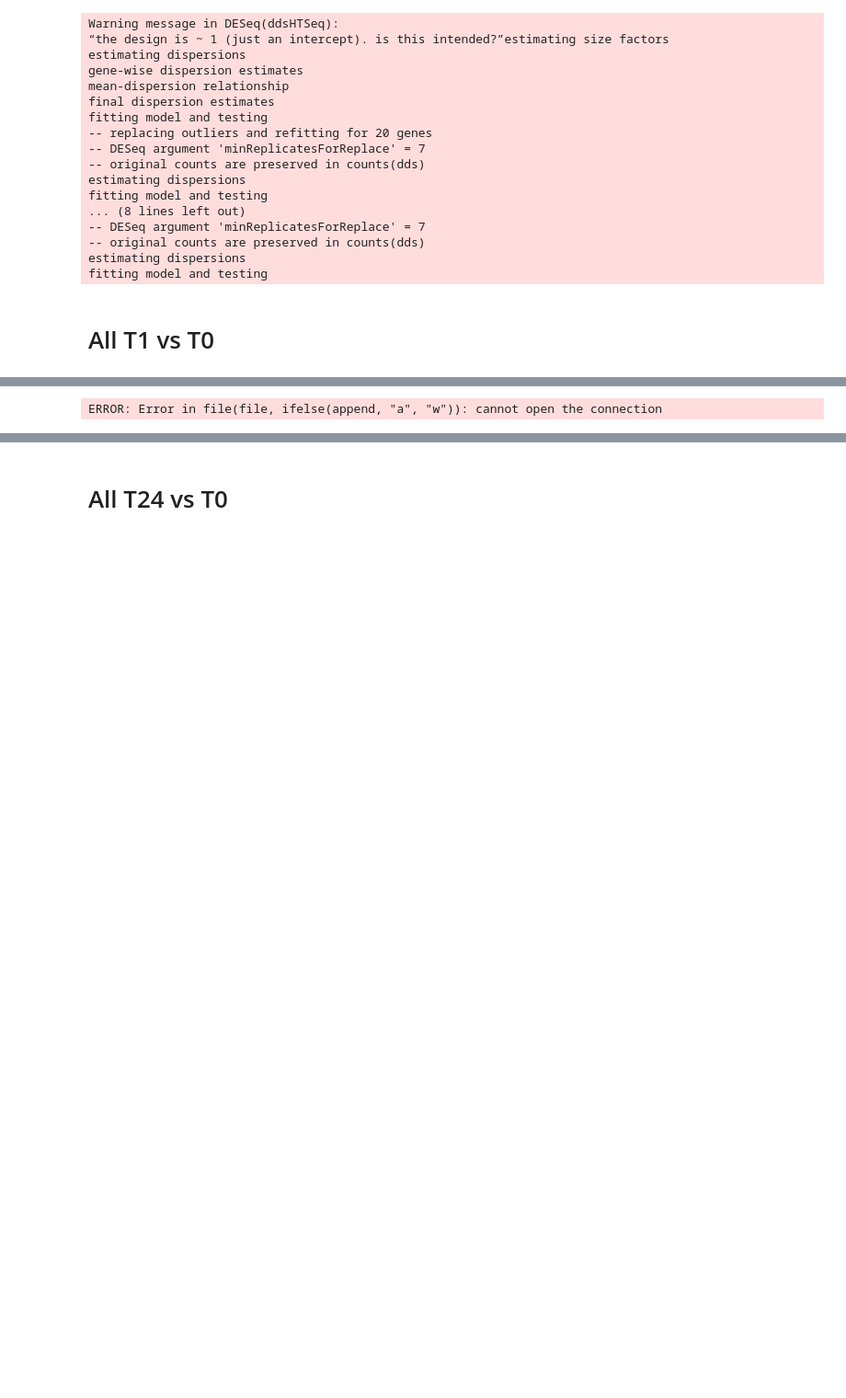
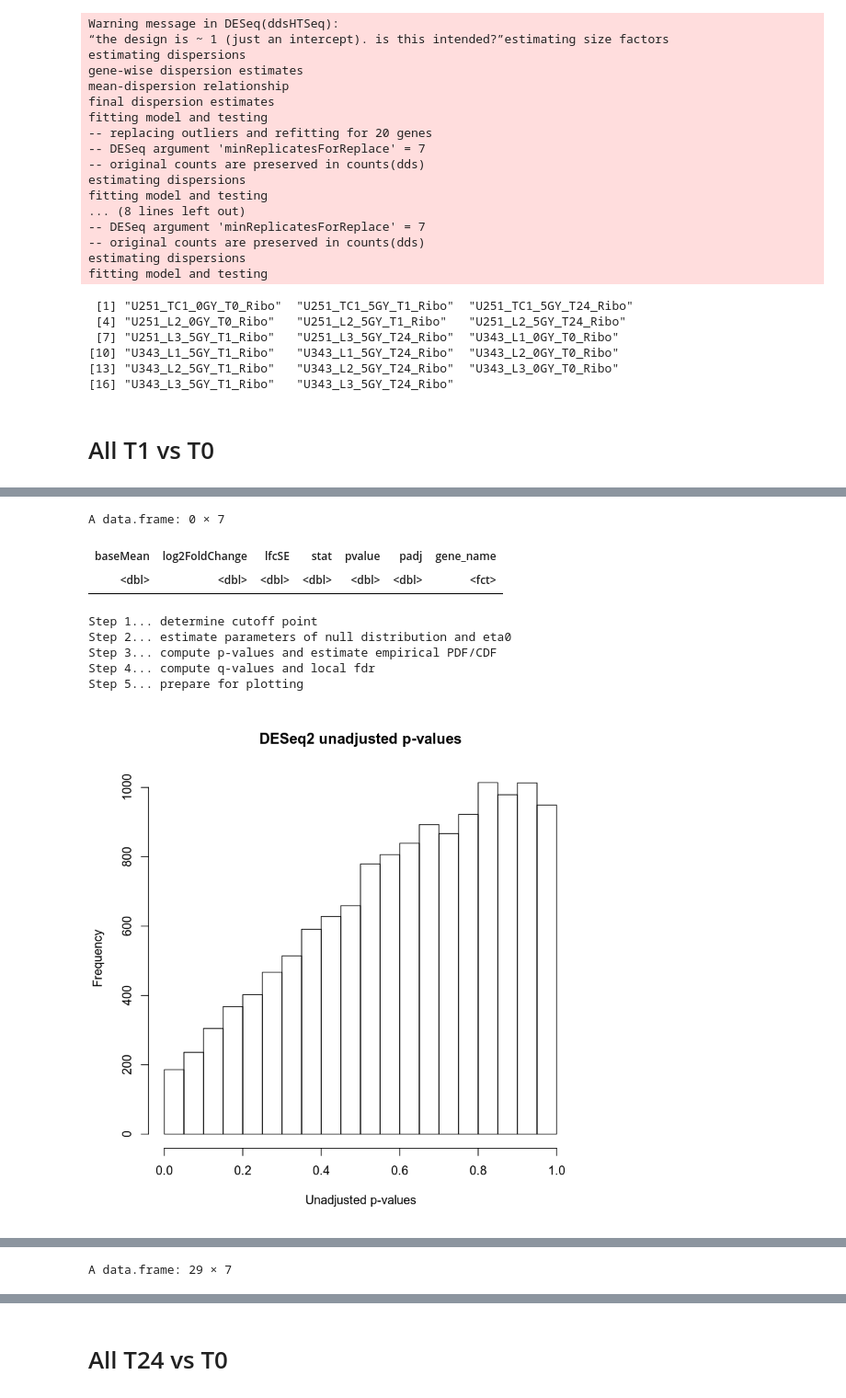
Before and after one commit to saketkc/2019_radiation_gbm, a Jupyter notebook: notebooks/02.Translational_Efficiency_Analysis.ipynb, the cells around one changed output, grey strips where cells are left out. Shown at 92% size. Drawn from its saved outputs; the diff is of its cells as text; code cells hidden in the pictures; blank space fills up the shorter version.

```diff
--- a/notebooks/02.Translational_Efficiency_Analysis.ipynb
+++ b/notebooks/02.Translational_Efficiency_Analysis.ipynb
@@ -182,6 +182,15 @@ contrast.t24vst0 <- c('time', 'T24', 'T0')
 contrast.t24vst1 <- c('time', 'T24', 'T1')
 
 contrast.t24vst0t1 <- c('time', 'T24', 'T0T1')
+# %%
+colnames(ribo.read.counts.all)
+# %% [output]
+ [1] "U251_TC1_0GY_T0_Ribo"  "U251_TC1_5GY_T1_Ribo"  "U251_TC1_5GY_T24_Ribo"
+ [4] "U251_L2_0GY_T0_Ribo"   "U251_L2_5GY_T1_Ribo"   "U251_L2_5GY_T24_Ribo"
+ [7] "U251_L3_5GY_T1_Ribo"   "U251_L3_5GY_T24_Ribo"  "U343_L1_0GY_T0_Ribo"
+[10] "U343_L1_5GY_T1_Ribo"   "U343_L1_5GY_T24_Ribo"  "U343_L2_0GY_T0_Ribo"
+[13] "U343_L2_5GY_T1_Ribo"   "U343_L2_5GY_T24_Ribo"  "U343_L3_0GY_T0_Ribo"
+[16] "U343_L3_5GY_T1_Ribo"   "U343_L3_5GY_T24_Ribo"
 # %% [markdown]
 # All T1 vs T0
 # %%
@@ -191,6 +200,9 @@ res.t1vst0 <- riborex(rna.read.counts.all,
                       ribo.conditions.all,
                       contrast = contrast.t1vst0)
 write_results(res.t1vst0, 'All.Riborex.T1vsT0')
+
+res.t1vst0 <- doPvalueAdjustment(res.t1vst0)
+write_results(res.t1vst0, 'All.Riborex.T1vsT0.padjusted')
 # %% [output]
 DESeq2 mode selected
 combining design matrix
@@ -206 +216,9 @@ Warning message in file(file, ifelse(append, "a", "w")):
-ERROR: Error in file(file, ifelse(append, "a", "w")): cannot open the connection
+A data.frame: 0 × 7
+| baseMean | log2FoldChange | lfcSE | stat | pvalue | padj | gene_name |
+| <dbl> | <dbl> | <dbl> | <dbl> | <dbl> | <dbl> | <fct> |
+Step 1... determine cutoff point
+Step 2... estimate parameters of null distribution and eta0
+Step 3... compute p-values and estimate empirical PDF/CDF
+Step 4... compute q-values and local fdr
+Step 5... prepare for plotting
+[figure, added]
@@ -206,0 +226 @@ ERROR: Error in file(file, ifelse(append, "a", "w")): cannot open the connection
+A data.frame: 29 × 7
```
Also changed, not shown: parts of 4 cells of this notebook, 1 other file.
